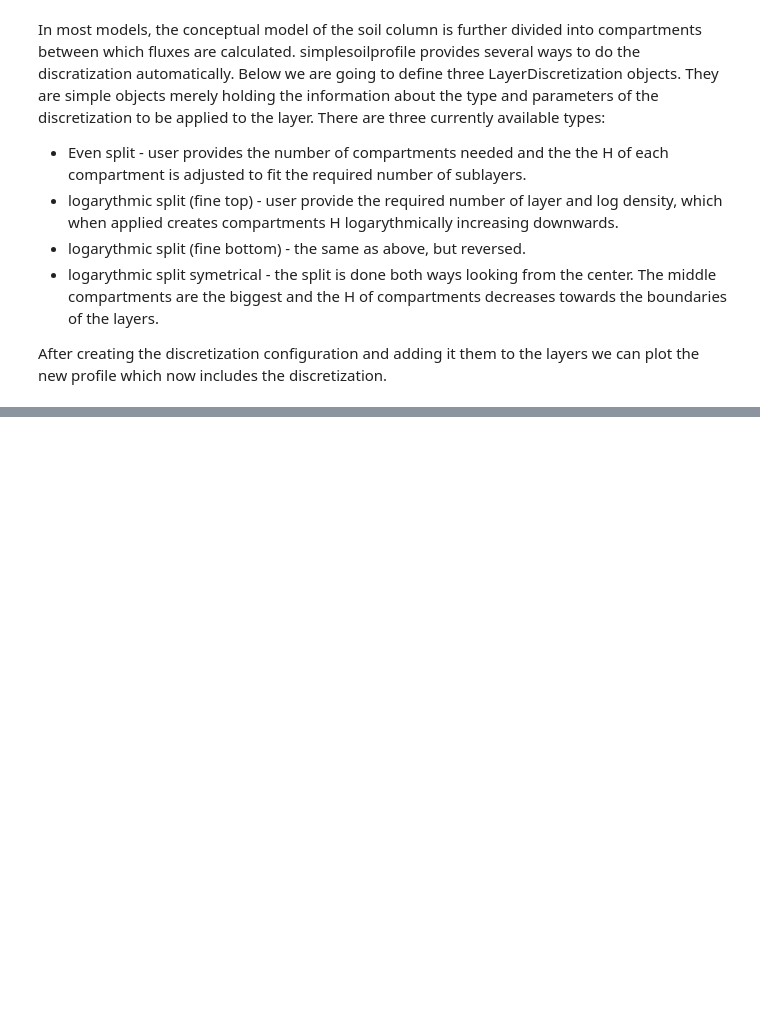
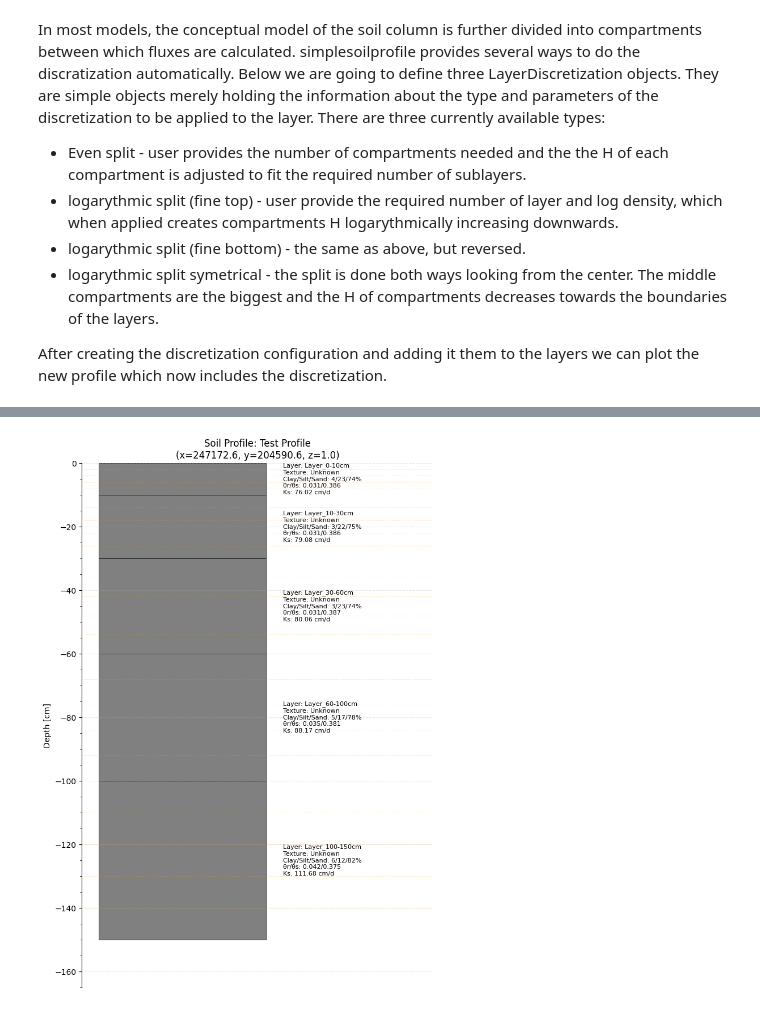
Before and after one commit to zawadzkim/simplesoilprofile, a Jupyter notebook: docs/notebooks/000-complete-example.ipynb, the cells around one changed output, grey strips where cells are left out. Cells and saved outputs as stored; diff of their text form; code cells hidden in the pictures; blank space fills up the shorter version.

```diff
--- a/docs/notebooks/000-complete-example.ipynb
+++ b/docs/notebooks/000-complete-example.ipynb
@@ -107,0 +166,4 @@ plt.show()
+# %%
+from simplesoilprofile.api.dov import get_profile_from_dov
+
+profile_modelled = get_profile_from_dov(x=profile.location.x, y=profile.location.y, profile_name="Test Profile", predict_vg=True)
@@ -107,0 +199,6 @@ plt.show()
+# %%
+fig, ax = plt.subplots(figsize=(8, 12))
+plot_profile(profile_modelled, ax=ax, show_layer_properties=True, show_sublayers=True)
+plt.show()
+# %% [output]
+[figure, added]
```
Also changed, not shown: parts of 15 cells of this notebook.
